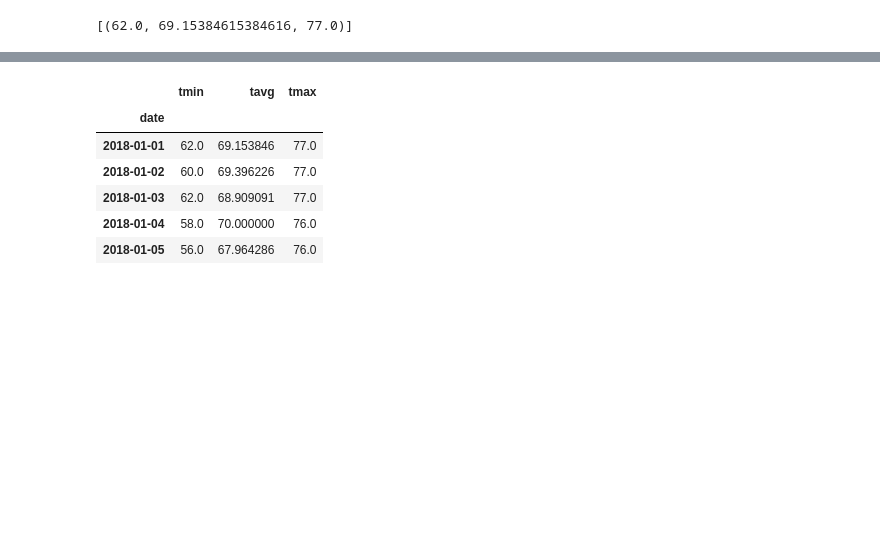
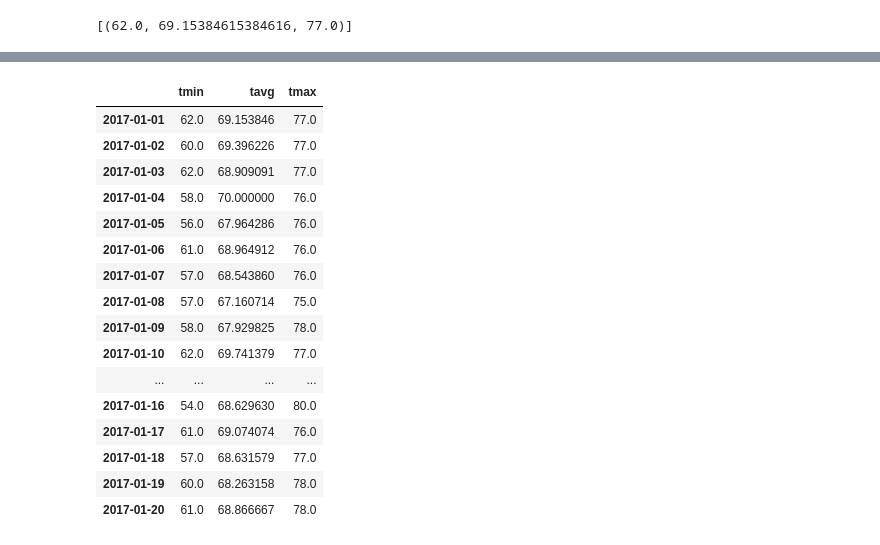
Before and after one commit to ForrestMcDougal/dataStorageAndRetrievalHW, a Jupyter notebook: climate_starter.ipynb, the cells around one changed output, grey strips where cells are left out. Cells and saved outputs as stored; diff of their text form; code cells hidden in the pictures; blank space fills up the shorter version.

```diff
--- a/climate_starter.ipynb
+++ b/climate_starter.ipynb
@@ -204,7 +204,10 @@ print(calc_temps('2012-02-28', '2012-03-05'))
 # %%
 # Use your previous function `calc_temps` to calculate the tmin, tavg, and tmax
 # for your trip using the previous year's data for those same dates.
-(tmin, tavg, tmax) = calc_temps('2017-01-01', '2017-01-20')[0]
+trip_start = '2017-01-01'
+trip_end = '2017-01-20'
+
+(tmin, tavg, tmax) = calc_temps(trip_start, trip_end)[0]
 print(tmin, tavg, tmax)
 # %% [output]
 60.0 69.49180327868852 81.0
@@ -226,4 +229,14 @@ plt.ylabel('Temp (F)');
 # matching dates.
 # Sort this in descending order by precipitation amount and list the station, name, latitude,
 # longitude, and elevation
+query = (Measurement.station, Station.name, Station.latitude, Station.longitude,
+       Station.elevation, func.sum(Measurement.prcp).label('Total Precipitation'))
+
+trip_precipitation = session.query(*query).\
+        filter(Measurement.date >= trip_start, Measurement.date <= trip_end,
+               Station.station == Measurement.station).\
+        order_by(func.sum(Measurement.prcp).desc()).\
+        group_by(Station.station).all()
+
+trip_precipitation
 # %% [output]
@@ -245,8 +274,9 @@ def daily_normals(date):
 
     """
 
-    sel = [func.min(Measurement.tobs), func.avg(Measurement.tobs), func.max(Measurement.tobs)]
-    return session.query(*sel).filter(func.strftime("%m-%d", Measurement.date) == date).all()
+    query = (func.min(Measurement.tobs), func.avg(Measurement.tobs),
+             func.max(Measurement.tobs))
+    return session.query(*query).filter(func.strftime("%m-%d", Measurement.date) == date).all()
 
 daily_normals("01-01")
 # %% [output]
@@ -272,0 +284,17 @@ daily_normals("01-01")
+# %%
+# calculate the daily normals for your trip
+# push each tuple of calculations into a list called `normals`
+normals = list()
+days_list = list()
+month = '01'
+for days in range(1, 21):
+    # day = str(dt.datetime.strptime(str(days), '%d'))
+    # print(month, day)
+    if days < 10:
+        days = f'0{days}'
+    month_day = f'{month}-{days}'
+    normal = daily_normals(month_day)
+    days_list.append(dt.datetime.strptime(f'2017-{month_day}', '%Y-%m-%d'))
+    normals.append(normal[0])
+
+normals
@@ -273,12 +322,24 @@ daily_normals("01-01")
 # %%
 # Load the previous query results into a Pandas DataFrame and add the `trip_dates` range as the `date` index
+trip_df = pd.DataFrame(normals, columns=['tmin', 'tavg', 'tmax'], index=days_list)
+trip_df
 # %% [output]
 |  | tmin | tavg | tmax |
-| date |  |  |  |
-| 2018-01-01 | 62.0 | 69.153846 | 77.0 |
-| 2018-01-02 | 60.0 | 69.396226 | 77.0 |
-| 2018-01-03 | 62.0 | 68.909091 | 77.0 |
-| 2018-01-04 | 58.0 | 70.000000 | 76.0 |
-| 2018-01-05 | 56.0 | 67.964286 | 76.0 |
+| 2017-01-01 | 62.0 | 69.153846 | 77.0 |
+| 2017-01-02 | 60.0 | 69.396226 | 77.0 |
+| 2017-01-03 | 62.0 | 68.909091 | 77.0 |
+| 2017-01-04 | 58.0 | 70.000000 | 76.0 |
+| 2017-01-05 | 56.0 | 67.964286 | 76.0 |
+| 2017-01-06 | 61.0 | 68.964912 | 76.0 |
+| 2017-01-07 | 57.0 | 68.543860 | 76.0 |
+| 2017-01-08 | 57.0 | 67.160714 | 75.0 |
+| 2017-01-09 | 58.0 | 67.929825 | 78.0 |
+| 2017-01-10 | 62.0 | 69.741379 | 77.0 |
+| ... | ... | ... | ... |
+| 2017-01-16 | 54.0 | 68.629630 | 80.0 |
+| 2017-01-17 | 61.0 | 69.074074 | 76.0 |
+| 2017-01-18 | 57.0 | 68.631579 | 77.0 |
+| 2017-01-19 | 60.0 | 68.263158 | 78.0 |
+| 2017-01-20 | 61.0 | 68.866667 | 78.0 |
 # %%
 # Plot the daily normals as an area plot with `stacked=False`
```
Also changed, not shown: parts of 4 cells of this notebook.
